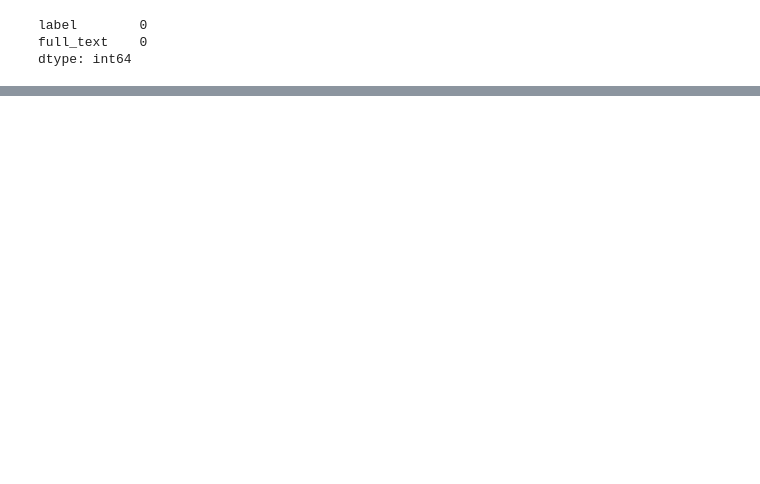
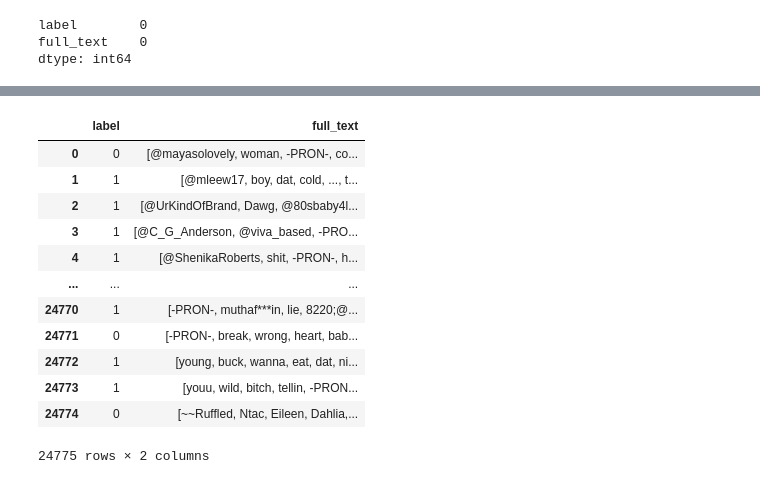
Before and after one commit to Joshua-Joseph/miniProjectS6, a Jupyter notebook: miniProject.ipynb, the cells around one changed output, grey strips where cells are left out. Cells and saved outputs as stored; diff of their text form; code cells hidden in the pictures; blank space fills up the shorter version.

```diff
--- a/miniProject.ipynb
+++ b/miniProject.ipynb
@@ -51,0 +120,2 @@ dtype: int64
+# %%
+df['full_text'] = df['full_text'].apply(' '.join)
@@ -51,0 +125,5 @@ dtype: int64
+# %%
+for i in range(len(df['full_text'])):
+  doc = nlp(df['full_text'][i])
+  df['full_text'][i] = ''
+  df['full_text'][i] = [token.text for token in doc if ((token.is_stop == False) and (len(token)>2))]
@@ -51,0 +139,16 @@ dtype: int64
+# %%
+df
+# %% [output]
+|  | label | full_text |
+| 0 | 0 | [@mayasolovely, woman, -PRON-, co... |
+| 1 | 1 | [@mleew17, boy, dat, cold, ..., t... |
+| 2 | 1 | [@UrKindOfBrand, Dawg, @80sbaby4l... |
+| 3 | 1 | [@C_G_Anderson, @viva_based, -PRO... |
+| 4 | 1 | [@ShenikaRoberts, shit, -PRON-, h... |
+| ... | ... | ... |
+| 24770 | 1 | [-PRON-, muthaf***in, lie, 8220;@... |
+| 24771 | 0 | [-PRON-, break, wrong, heart, bab... |
+| 24772 | 1 | [young, buck, wanna, eat, dat, ni... |
+| 24773 | 1 | [youu, wild, bitch, tellin, -PRON... |
+| 24774 | 0 | [~~Ruffled, Ntac, Eileen, Dahlia,... |
+24775 rows × 2 columns
```
Also changed, not shown: parts of 27 cells of this notebook.
